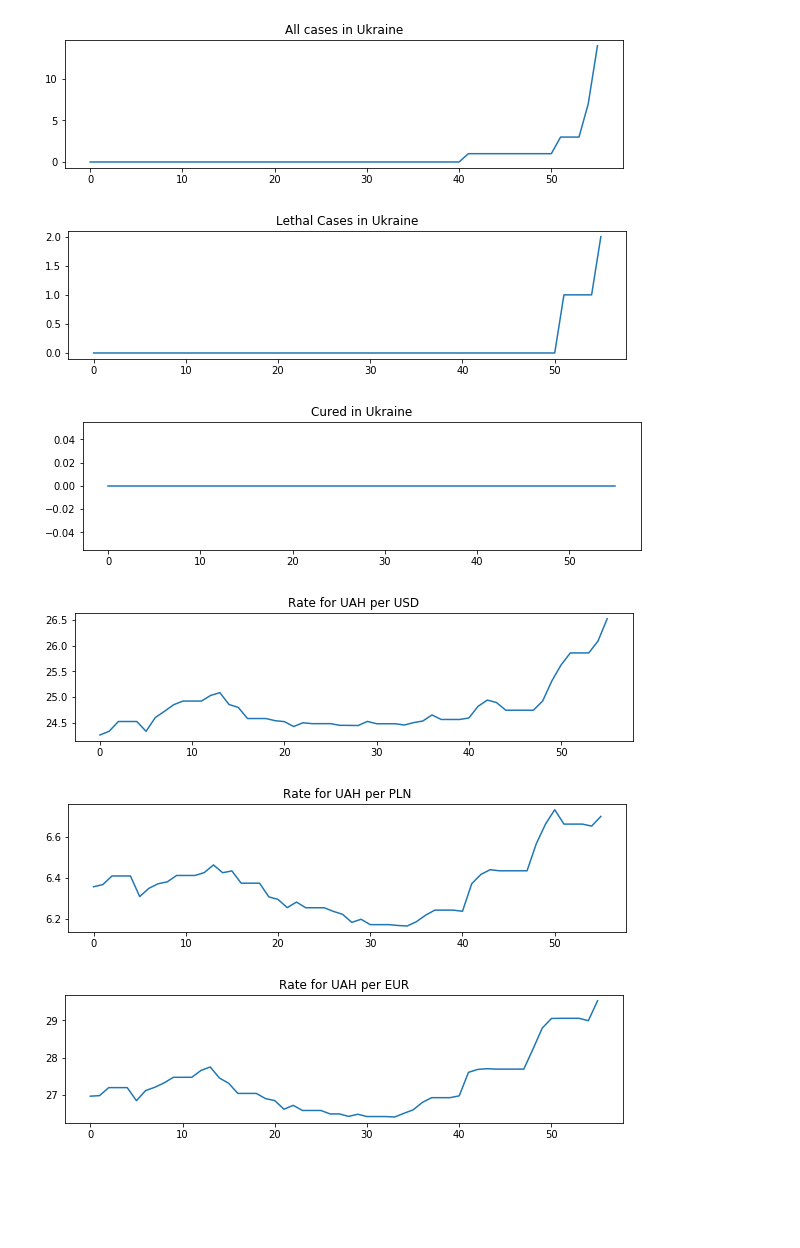
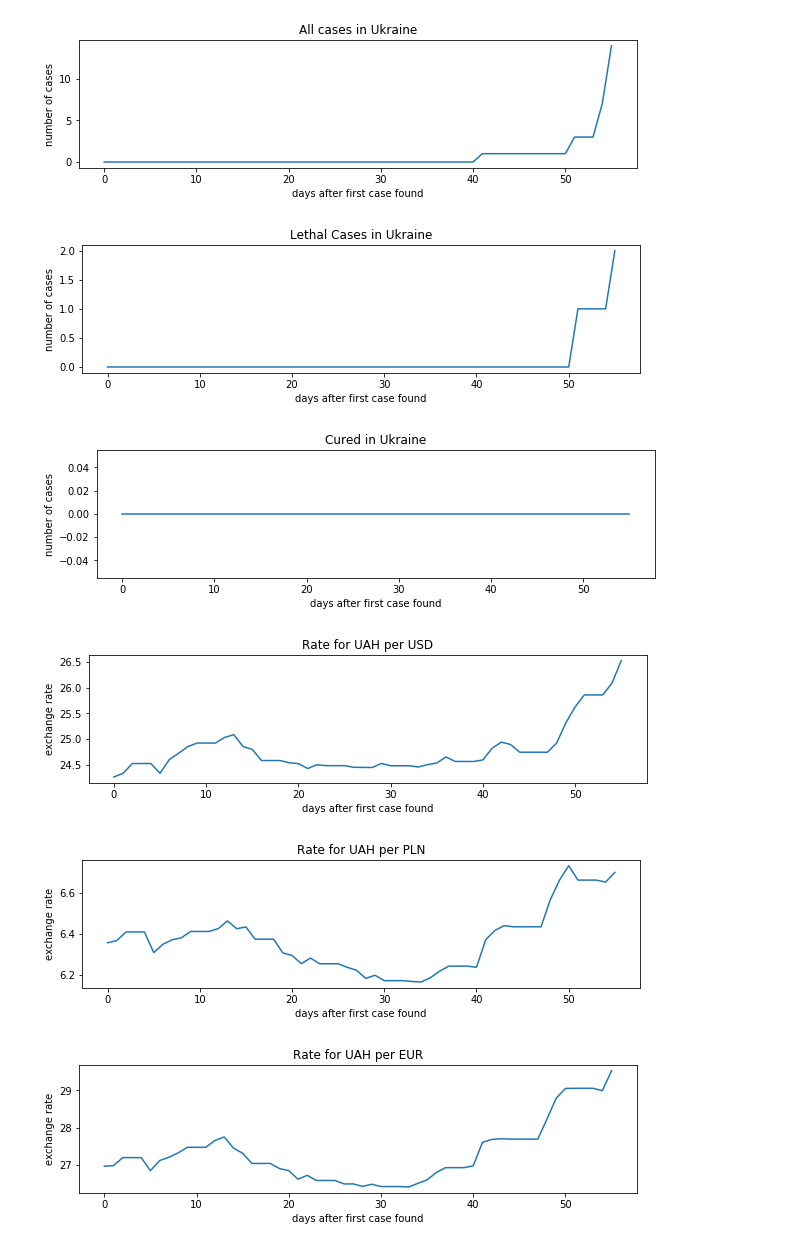
Before and after one commit to maks-ym/korona-currency-project, a Jupyter notebook: project_currencies.ipynb, the cells around one changed output. Drawn from its saved outputs; the diff is of its cells as text; code cells hidden in the pictures; blank space fills up the shorter version.

```diff
--- a/project_currencies.ipynb
+++ b/project_currencies.ipynb
@@ -77,7 +72,11 @@ rates_res = get_rates(currencies, dates)
 # %%
+# plot data for epidemy in the whole world
 for i, df_T in enumerate([(dfC, "All cases"), (dfD, "Lethal Cases"), (dfR, "Cured")]):
     plt.figure(i)
     plt.subplot(int(f"31{i+1}"))
     plt.plot(range(len(dates)), df_T[0])
     plt.title(df_T[1])
+    plt.xlabel("days after first case found")
+    plt.ylabel("number of cases")
+    plt.show()
 # %% [output]
@@ -87,22 +86,30 @@ for i, df_T in enumerate([(dfC, "All cases"), (dfD, "Lethal Cases"), (dfR, "Cure
 # %%
+# plot epidemy data for Ukraine
 for i, df_T in enumerate([(dfC_orig, "All cases in Ukraine"), (dfD_orig, "Lethal Cases in Ukraine"), (dfR_orig, "Cured in Ukraine")]):
     plt.figure(i)
     plt.subplot(int(f"31{i+1}"))
     y = df_T[0].loc[df_T[0]["Country/Region"] == "Ukraine"]
     del y["Country/Region"]; del y["Lat"]; del y["Long"]; del y["Province/State"]
     plt.plot(range(len(dates)), y.iloc[:,:].values[0])
     plt.title(df_T[1])
+    plt.xlabel("days after first case found")
+    plt.ylabel("number of cases")
+    plt.show()
 # %% [output]
-[figure, old version]
+[figure, new version]
-[figure, old version]
+[figure, new version]
-[figure, old version]
+[figure, new version]
 # %%
+# plot exchange rates for the period of epidemy
 for i, c_rates in enumerate(rates_res):
     plt.figure(i)
     plt.subplot(int(f"31{i+1}"))
     plt.plot(range(len(dates)), rates_res[c_rates])
     plt.title(f"Rate for UAH per {c_rates}")
+    plt.xlabel("days after first case found")
+    plt.ylabel("exchange rate")
+    plt.show()
 # %% [output]
-[figure, old version]
+[figure, new version]
-[figure, old version]
+[figure, new version]
-[figure, old version]
+[figure, new version]
```
Also changed, not shown: parts of 6 cells of this notebook.
